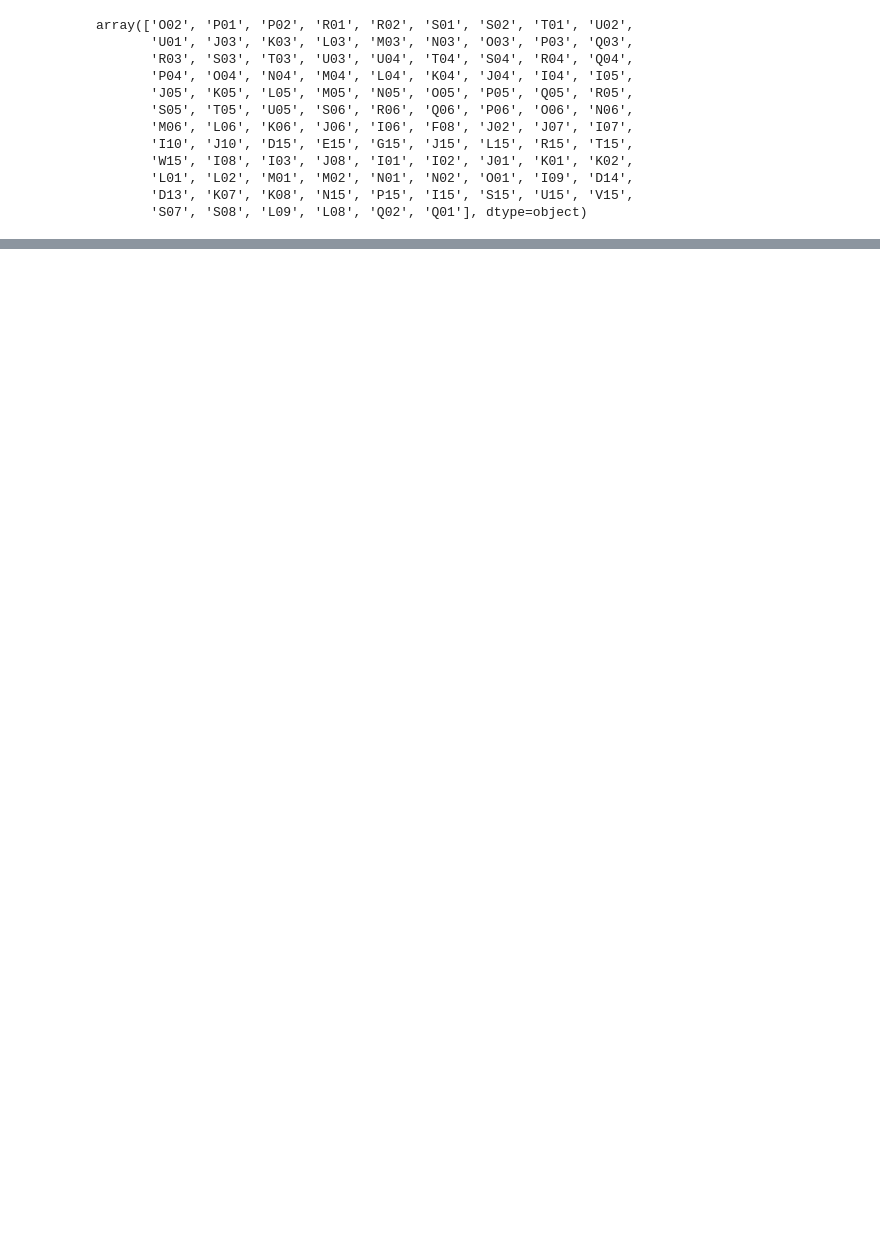
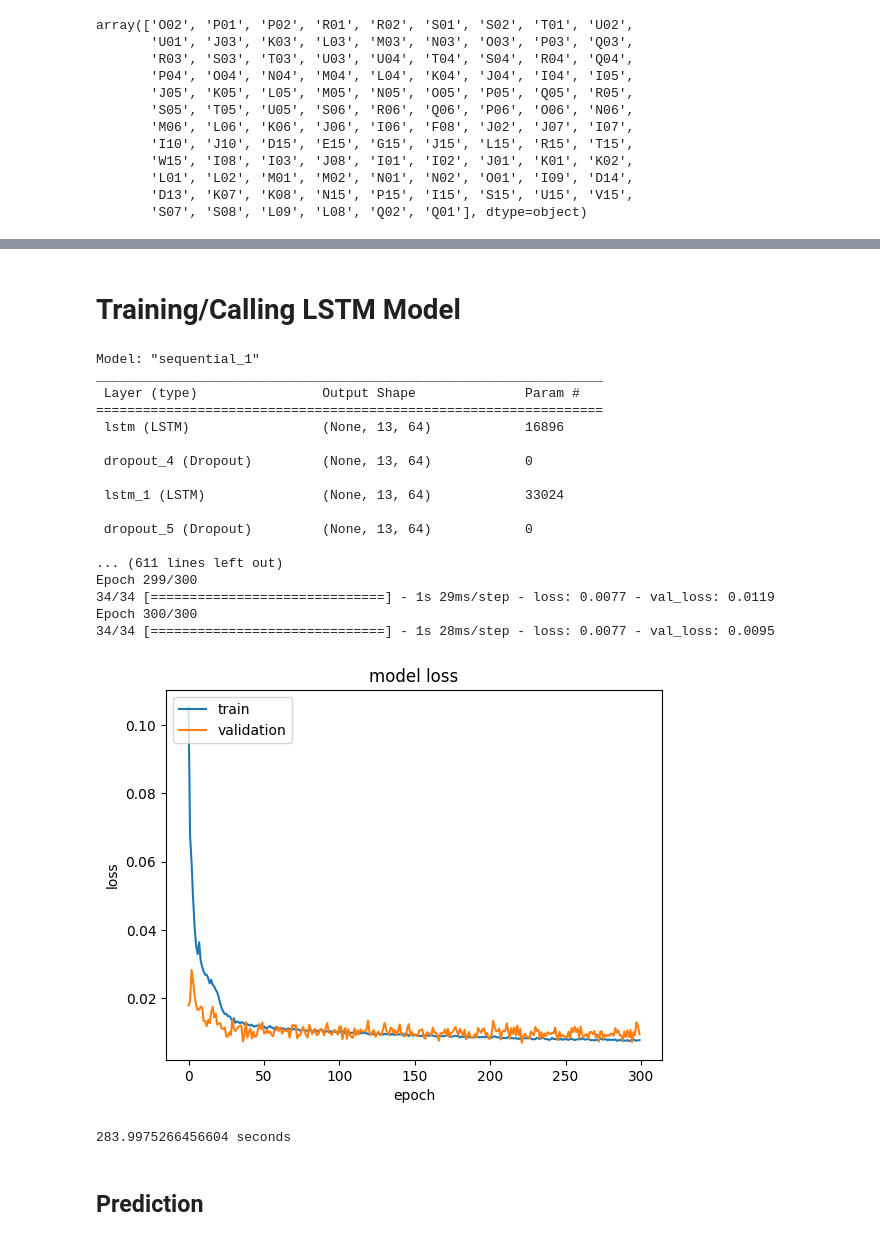
Before and after one commit to gokcegok/indoor-localization-with-rnn-based-models, a Jupyter notebook: indoor_localization_with_rnn_based_models.ipynb, the cells around one changed output, grey strips where cells are left out. Saved outputs shown, nothing was run; the diff lists cells and outputs as text; code cells hidden in the pictures; blank space fills up the shorter version.

```diff
--- a/indoor_localization_with_rnn_based_models.ipynb
+++ b/indoor_localization_with_rnn_based_models.ipynb
@@ -245,28 +487,0 @@ R-squared:  0.6581954492211525
-# %%
-def lstm(x, y, val_x, val_y):
-
-    model = Sequential()
-    model.add(LSTM(units = 64, activation="tanh",
-                            return_sequences=True, input_shape=(X_train.shape[1], 1)))
-    model.add(Dropout(0.3))
-
-    model.add(LSTM(units = 64, activation="tanh",
-                            return_sequences=True))
-    model.add(Dropout(0.2))
-
-    model.add(LSTM(units = 32, activation="tanh",
-                            return_sequences=True))
-    model.add(Dropout(0.1))
-
-    model.add(LSTM(units = 32))
-    model.add(Dropout(0.1))
-
-    model.add(Dense(units=2))
-
-    model.compile(optimizer="adam", loss="mean_squared_error")
-    model.summary()
-
-    model.fit(x, y, epochs=300, batch_size=16, validation_data=(val_x, val_y))
-
-
-    return model
@@ -293,3 +488,41 @@ Epoch 100/200
+# %% [markdown]
+# Training/Calling LSTM Model
+# %%
+check = True
+model_name = "lstm_model_final_v2"
+
+if check:
+    start = time.time()
+    model_lstm = lstm(X_train, y_train, X_val, y_val)
+    model_lstm.save(model_name + ".h5")
+    end = time.time()
+    print(end - start, "seconds")
+
+else:
+
+    model_lstm = load_model(model_name + ".h5")
+# %% [output]
+Model: "sequential_1"
+_________________________________________________________________
+ Layer (type)                Output Shape              Param #
+=================================================================
+ lstm (LSTM)                 (None, 13, 64)            16896
+
+ dropout_4 (Dropout)         (None, 13, 64)            0
+
+ lstm_1 (LSTM)               (None, 13, 64)            33024
+
+ dropout_5 (Dropout)         (None, 13, 64)            0
+
+... (611 lines left out)
+Epoch 299/300
+34/34 [==============================] - 1s 29ms/step - loss: 0.0077 - val_loss: 0.0119
+Epoch 300/300
+34/34 [==============================] - 1s 28ms/step - loss: 0.0077 - val_loss: 0.0095
+[figure, added]
+283.9975266456604 seconds
+# %% [markdown]
+## Prediction
 # %%
 pred_lstm_train = model_lstm.predict(X_train)
 pred_lstm_val = model_lstm.predict(X_val)
```
Also changed, not shown: parts of 50 cells of this notebook.
